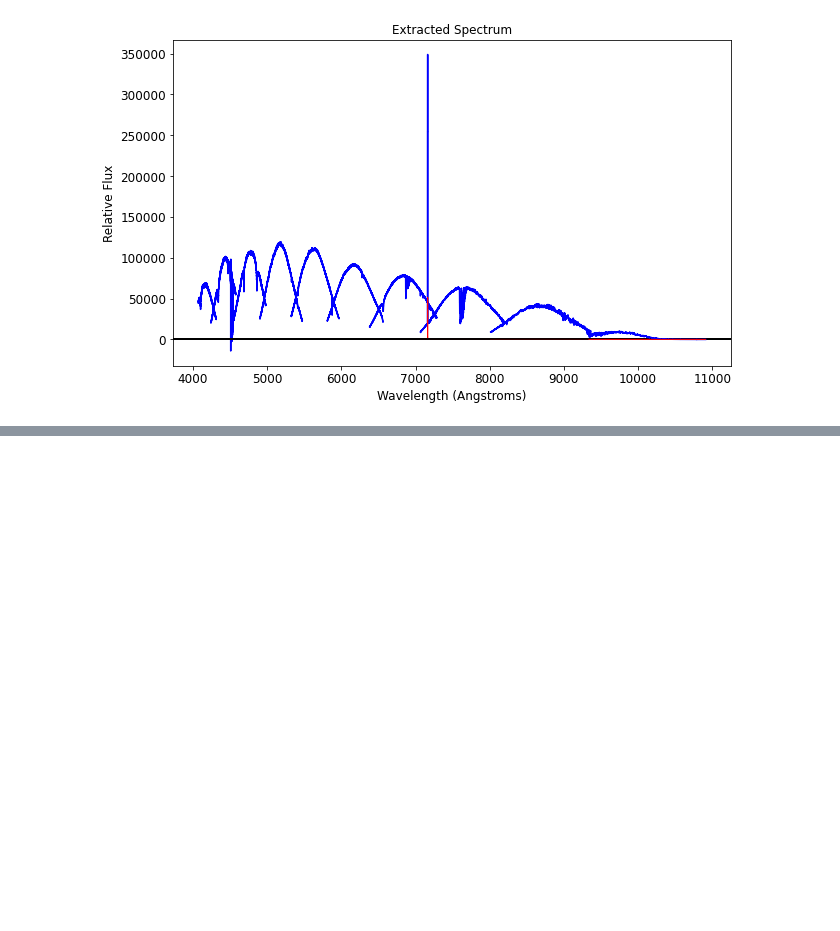
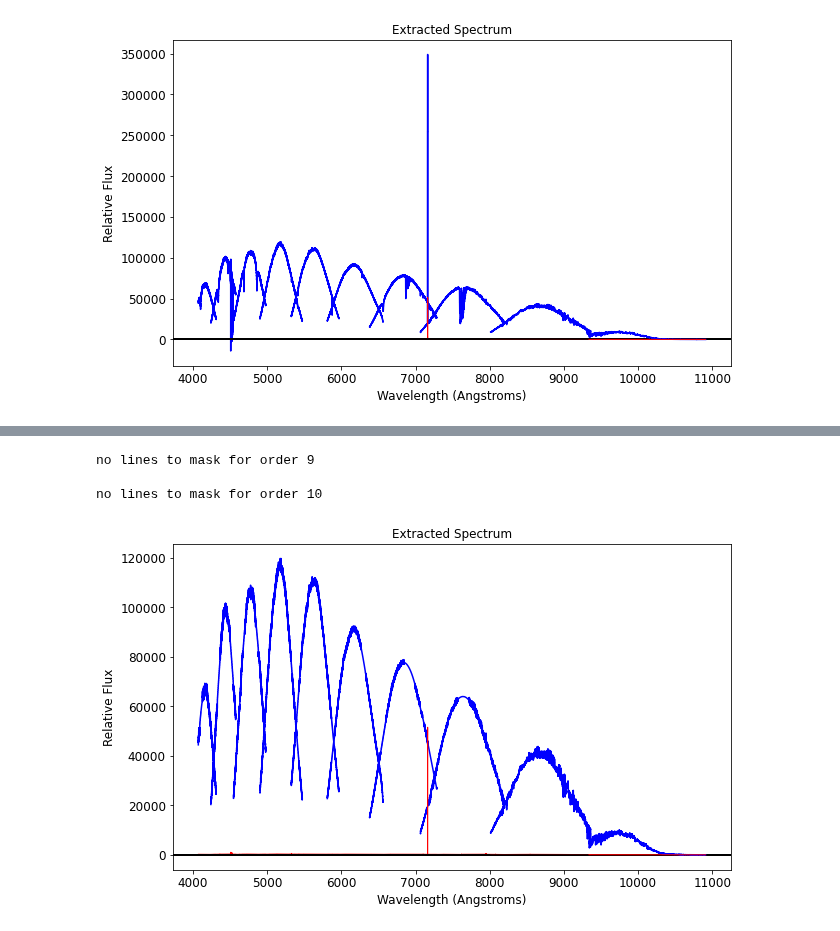
Before and after one commit to pmozumdar/spectra_extraction, a Jupyter notebook: response_curve_for_ESI_spectra.ipynb, the cells around one changed output, grey strips where cells are left out. Saved outputs shown, nothing was run; the diff lists cells and outputs as text; code cells hidden in the pictures; blank space fills up the shorter version.

```diff
--- a/response_curve_for_ESI_spectra.ipynb
+++ b/response_curve_for_ESI_spectra.ipynb
@@ -117,0 +80,34 @@ fg[9].plot()
+# %%
+for i, sp in enumerate(fg_spec):
+    if wav_range[i] is not None:
+        clst_wav_range, wav_index = sp.closest_wavrange(wav_range[i], verbose=False)
+        #sp.plot_maskedreg(clst_wav_range)
+
+        bkgwidth =[]
+        for i, p in enumerate(wav_range[i]):
+
+            if len(p)==4:
+                bkgwidth.append([p[2], p[3]])
+            elif len(p)==3:
+                bkgwidth.append(p[2])
+            else:
+                bkgwidth.append(50)
+        #print(bkgwidth)
+
+        for j, (p, r) in enumerate(zip(clst_wav_range, bkgwidth)):
+
+            linereg = np.array([p[0], p[1]])
+            #print(linereg, r)
+
+            sp.mask_line(linereg, r)
+        #sp.plot()
+    else:
+        print('\nno lines to mask for order %d' %(i+1))
+# %% [output]
+no lines to mask for order 9
+
+no lines to mask for order 10
+# %%
+fg_spec.plot_all(fig=plt.figure(figsize=(10, 6)), ax=plt.subplot(111))
+# %% [output]
+[figure, added]
```
Also changed, not shown: parts of 35 cells of this notebook.
